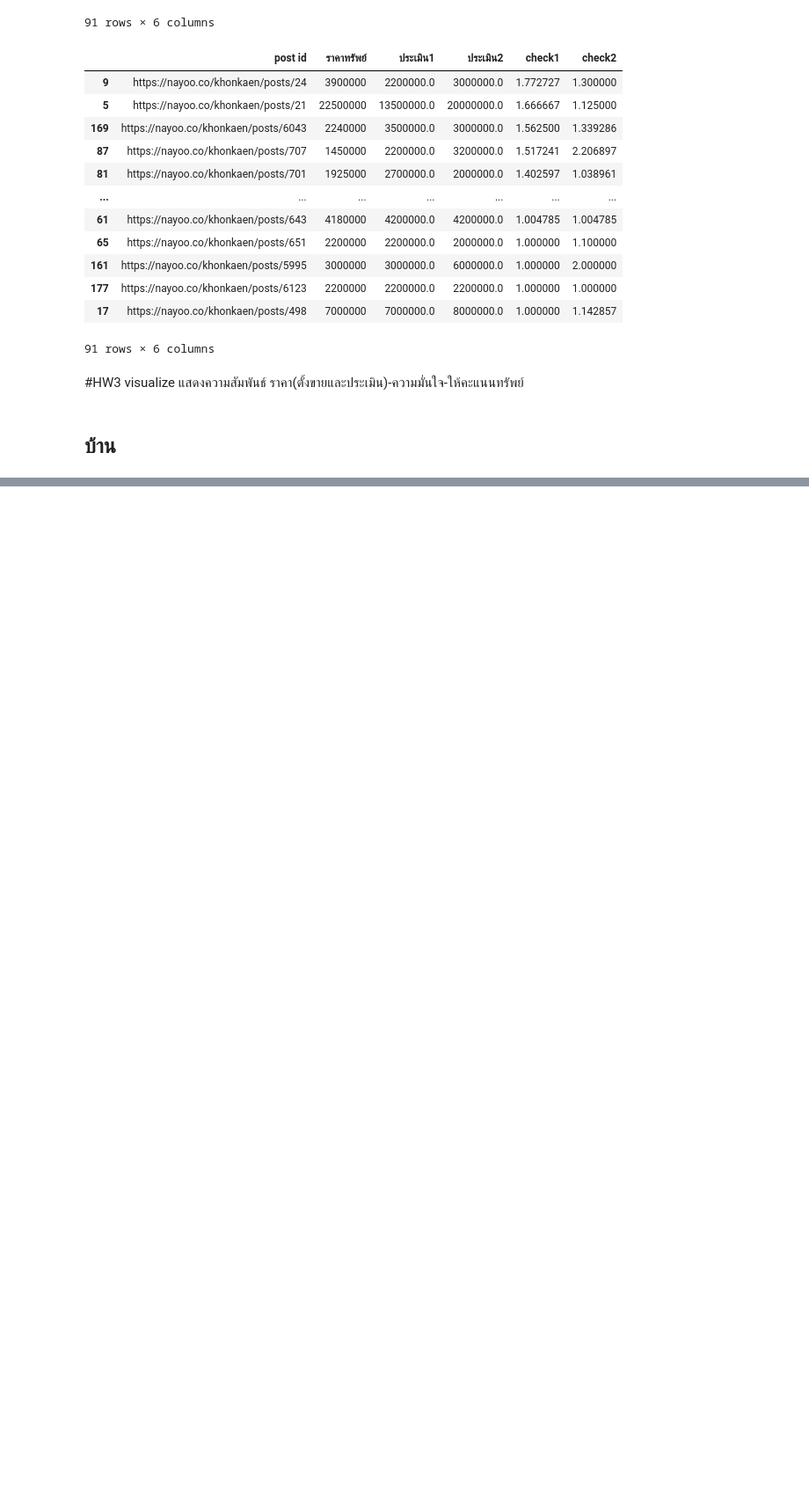
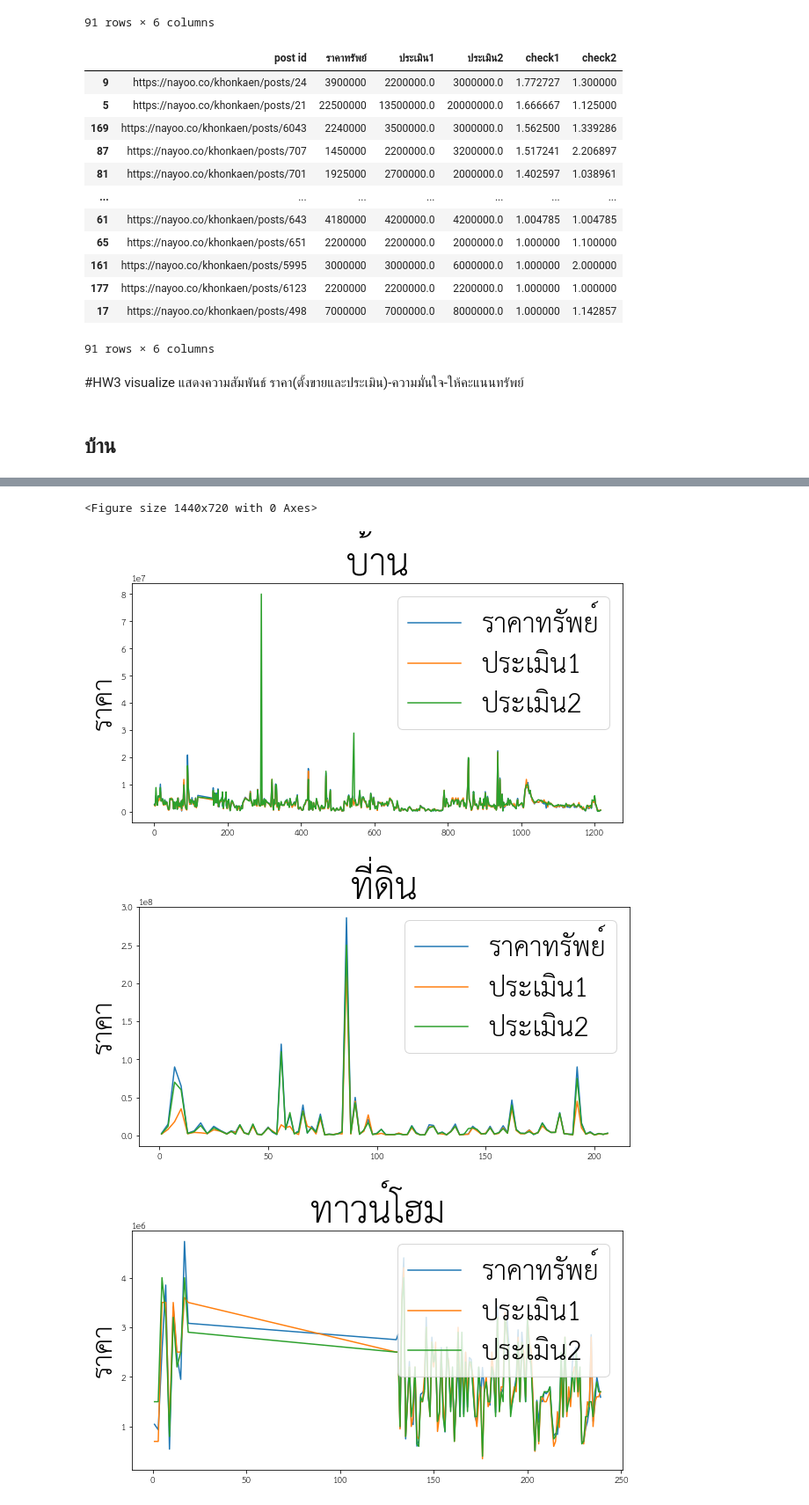
Before and after one commit to Pittawas6330210206/bsc_dpdm22, a Jupyter notebook: HW3.ipynb, the cells around one changed output, grey strips where cells are left out. Shown at 88% size. Saved outputs shown, nothing was run; the diff lists cells and outputs as text; code cells hidden in the pictures; blank space fills up the shorter version.

```diff
--- a/HW3.ipynb
+++ b/HW3.ipynb
@@ -558,0 +737,39 @@ plt.ylabel('ความมั่นใจในการเมินราค
+# %%
+!wget -q https://github.com/Phonbopit/sarabun-webfont/raw/master/fonts/thsarabunnew-webfont.ttf
+import matplotlib as mpl
+mpl.font_manager.fontManager.addfont('thsarabunnew-webfont.ttf')
+mpl.rc('font', family='TH Sarabun New')
+import matplotlib
+plt.suptitle('ความสัมพันธ์ราคาตั้งขายและราคาประเมิน',fontsize = 20)
+matplotlib.rcParams['figure.figsize']=[10,5]
+homeviz1.plot(kind="line")
+plt.title('บ้าน',fontsize=40)
+plt.ylabel('ราคา',fontsize=30)
+plt.legend( loc ="upper right",fontsize=30)
+plt.show()
+
+matplotlib.rcParams['figure.figsize']=[10,5]
+landviz1.plot(kind="line")
+plt.title('ที่ดิน',fontsize=40)
+plt.ylabel('ราคา',fontsize=30)
+plt.legend( loc ="upper right",fontsize=30)
+plt.show()
+
+matplotlib.rcParams['figure.figsize']=[10,5]
+twviz1.plot(kind="line")
+plt.title('ทาวน์โฮม',fontsize=40)
+plt.ylabel('ราคา',fontsize=30)
+plt.legend( loc ="upper right",fontsize=30)
+plt.show()
+
+matplotlib.rcParams['figure.figsize']=[10,5]
+cbviz1.plot(kind="line")
+plt.title('อาคารพาณิชย์/สำนักงาน',fontsize=40)
+plt.ylabel('ราคา',fontsize=30)
+plt.legend( loc ="upper right",fontsize=30)
+plt.show()
+# %% [output]
+<Figure size 1440x720 with 0 Axes>
+[figure, added]
+[figure, added]
+[figure, added]
```
Also changed, not shown: parts of 23 cells of this notebook.
